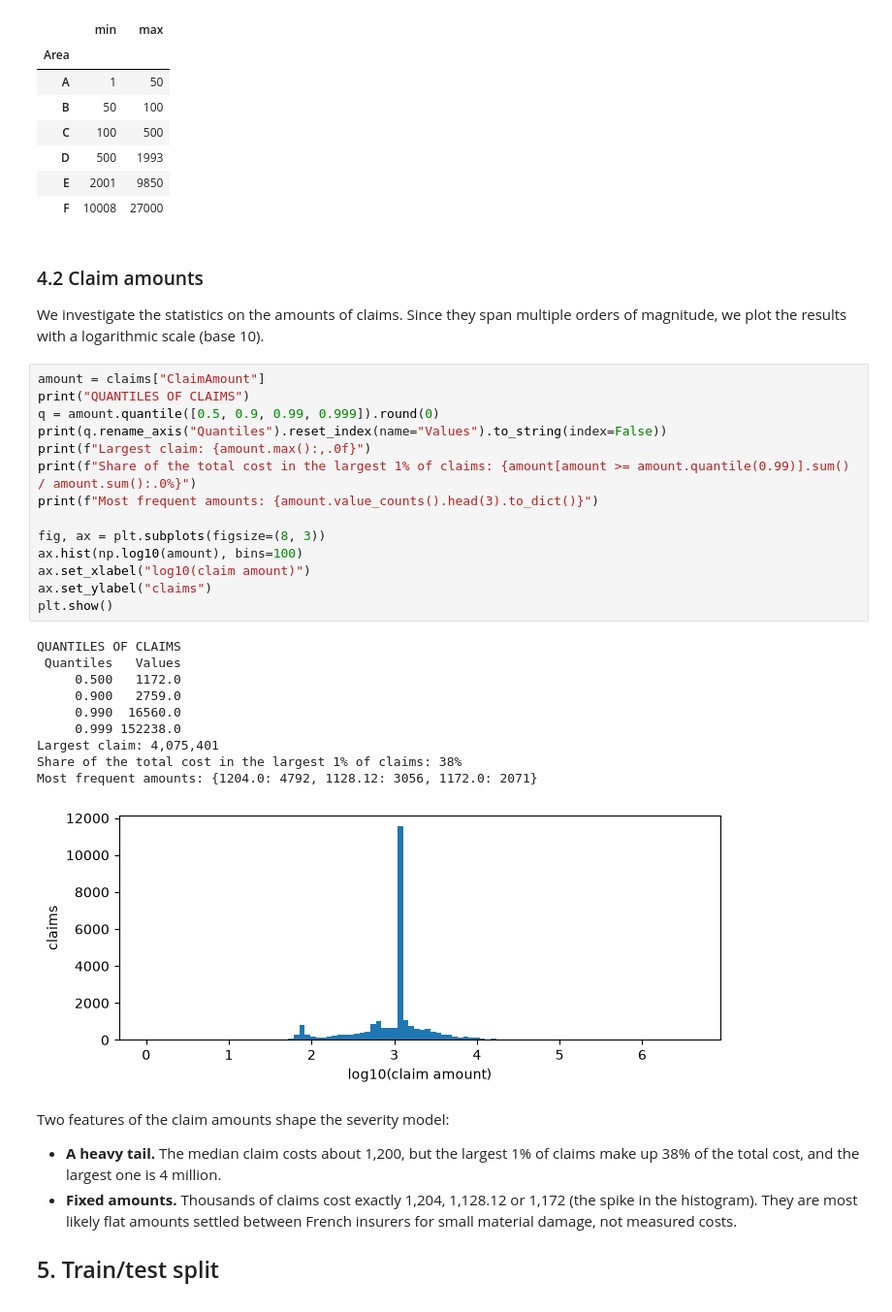
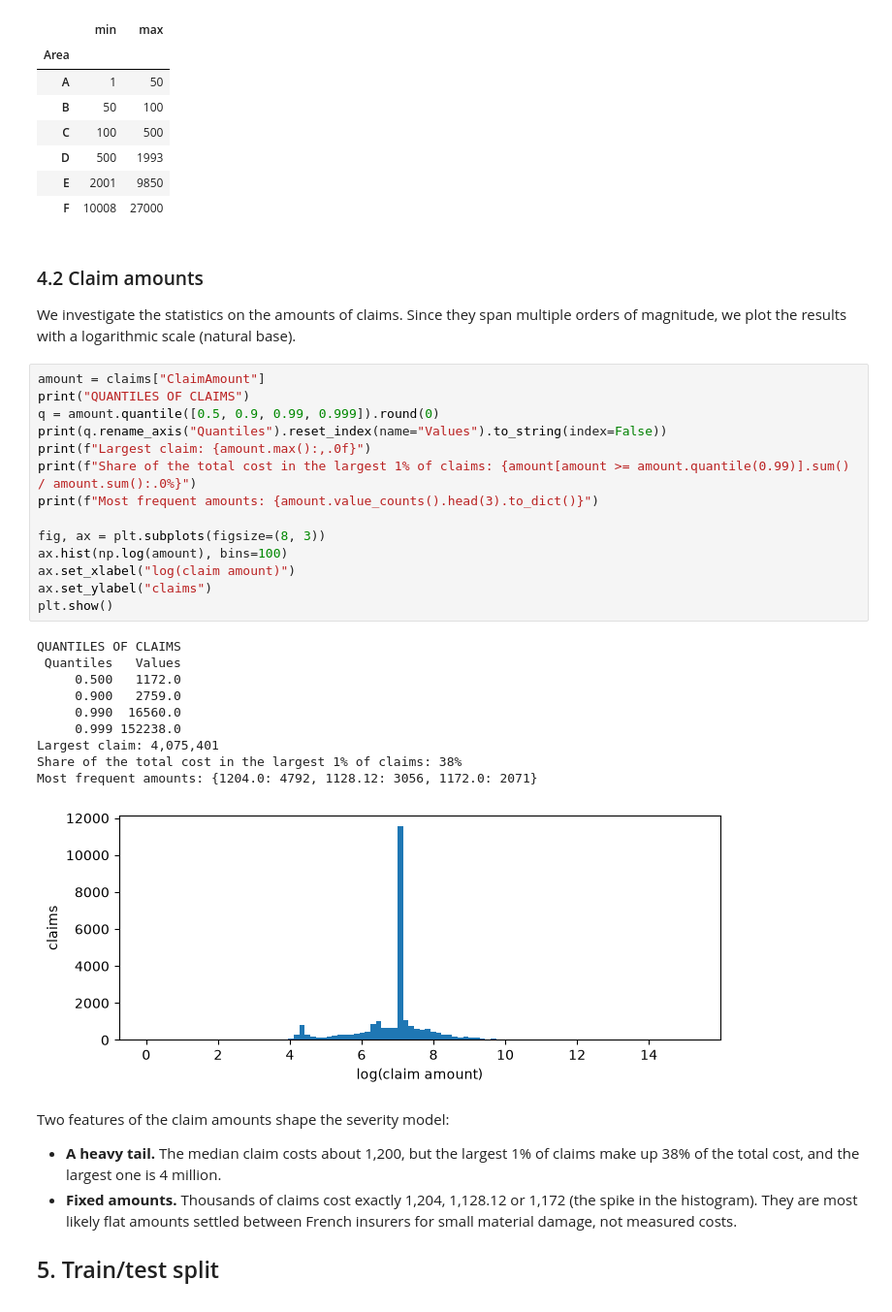
Before and after one commit to tommasocortopassi/motor-insurance-pricing, a Jupyter notebook: Motor_Insurance_Pricing.ipynb, the cells around one changed output. Shown at 97% size. Saved outputs shown, nothing was run; the diff lists cells and outputs as text.

```diff
--- a/Motor_Insurance_Pricing.ipynb
+++ b/Motor_Insurance_Pricing.ipynb
@@ -352,32 +358,32 @@ policies.groupby("Area", observed=True)["Density"].agg(["min", "max"])
 # %% [markdown]
 ### 4.2 Claim amounts
 
-We investigate the statistics on the amounts of claims. Since they span multiple orders of magnitude, we plot the results with a logarithmic scale (base 10).
+We investigate the statistics on the amounts of claims. Since they span multiple orders of magnitude, we plot the results with a logarithmic scale (natural base).
 # %%
 amount = claims["ClaimAmount"]
 print("QUANTILES OF CLAIMS")
 q = amount.quantile([0.5, 0.9, 0.99, 0.999]).round(0)
 print(q.rename_axis("Quantiles").reset_index(name="Values").to_string(index=False))
 print(f"Largest claim: {amount.max():,.0f}")
 print(f"Share of the total cost in the largest 1% of claims: {amount[amount >= amount.quantile(0.99)].sum() / amount.sum():.0%}")
 print(f"Most frequent amounts: {amount.value_counts().head(3).to_dict()}")
 
 fig, ax = plt.subplots(figsize=(8, 3))
-ax.hist(np.log10(amount), bins=100)
-ax.set_xlabel("log10(claim amount)")
+ax.hist(np.log(amount), bins=100)
+ax.set_xlabel("log(claim amount)")
 ax.set_ylabel("claims")
 plt.show()
 # %% [output]
 QUANTILES OF CLAIMS
  Quantiles   Values
      0.500   1172.0
      0.900   2759.0
      0.990  16560.0
      0.999 152238.0
 Largest claim: 4,075,401
 Share of the total cost in the largest 1% of claims: 38%
 Most frequent amounts: {1204.0: 4792, 1128.12: 3056, 1172.0: 2071}
-[figure, old version]
+[figure, new version]
 # %% [markdown]
 Two features of the claim amounts shape the severity model:
 
```
Also changed, not shown: parts of 33 cells of this notebook, 3 other files.
